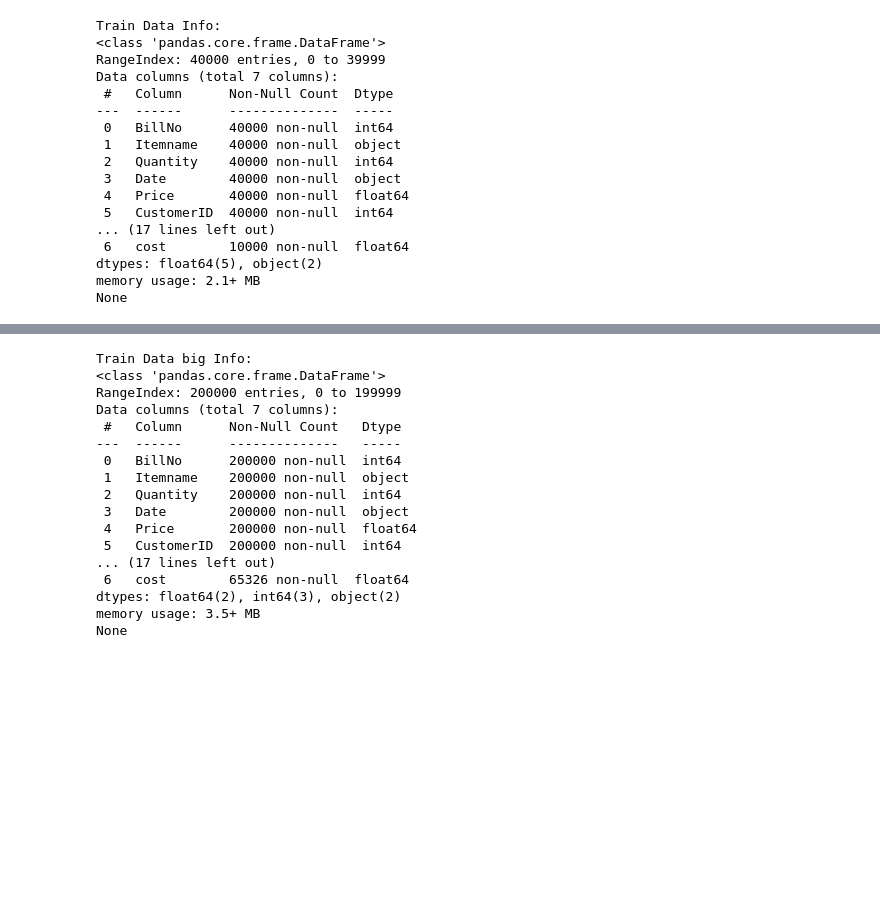
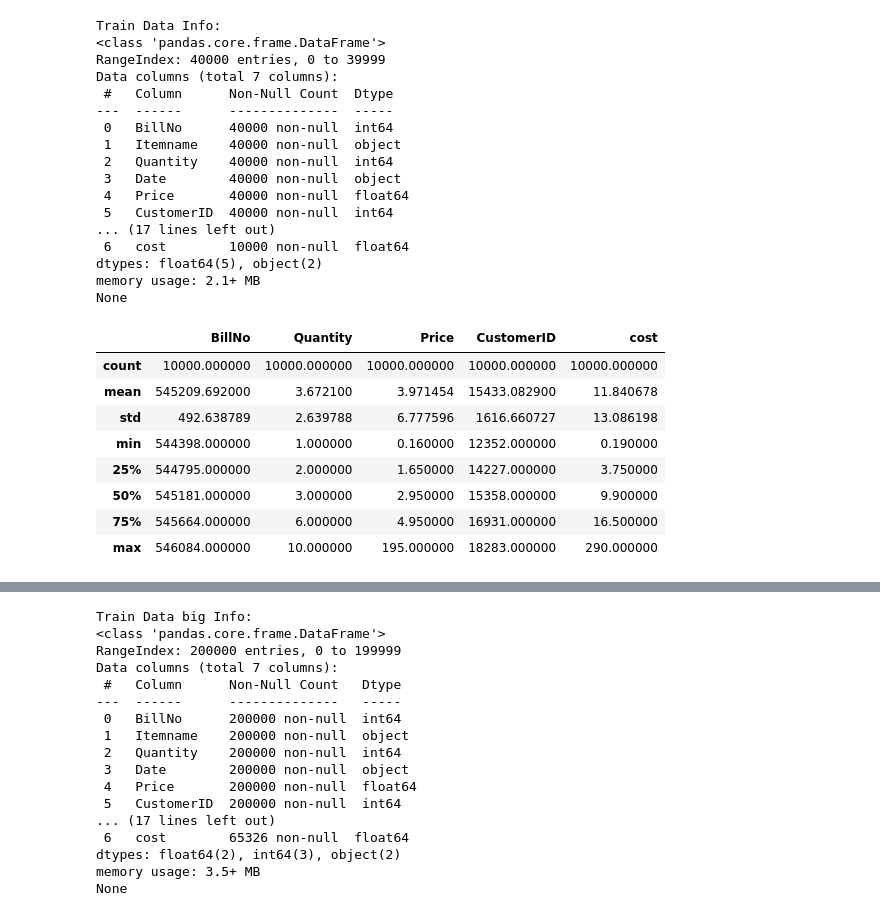
Before and after one commit to yuqingc31/MiningBigData, a Jupyter notebook: assignment3/a1841612_assign2.ipynb, the cells around one changed output, grey strips where cells are left out. Cells and saved outputs as stored; diff of their text form; code cells hidden in the pictures; blank space fills up the shorter version.

```diff
--- a/assignment3/a1841612_assign2.ipynb
+++ b/assignment3/a1841612_assign2.ipynb
@@ -34,3 +34,15 @@ Data columns (total 7 columns):
 dtypes: float64(5), object(2)
 memory usage: 2.1+ MB
 None
+# %%
+test_data_original.describe()
+# %% [output]
+|  | BillNo | Quantity | Price | CustomerID | cost |
+| count | 10000.000000 | 10000.000000 | 10000.000000 | 10000.000000 | 10000.000000 |
+| mean | 545209.692000 | 3.672100 | 3.971454 | 15433.082900 | 11.840678 |
+| std | 492.638789 | 2.639788 | 6.777596 | 1616.660727 | 13.086198 |
+| min | 544398.000000 | 1.000000 | 0.160000 | 12352.000000 | 0.190000 |
+| 25% | 544795.000000 | 2.000000 | 1.650000 | 14227.000000 | 3.750000 |
+| 50% | 545181.000000 | 3.000000 | 2.950000 | 15358.000000 | 9.900000 |
+| 75% | 545664.000000 | 6.000000 | 4.950000 | 16931.000000 | 16.500000 |
+| max | 546084.000000 | 10.000000 | 195.000000 | 18283.000000 | 290.000000 |
```
Also changed, not shown: parts of 15 cells of this notebook.
